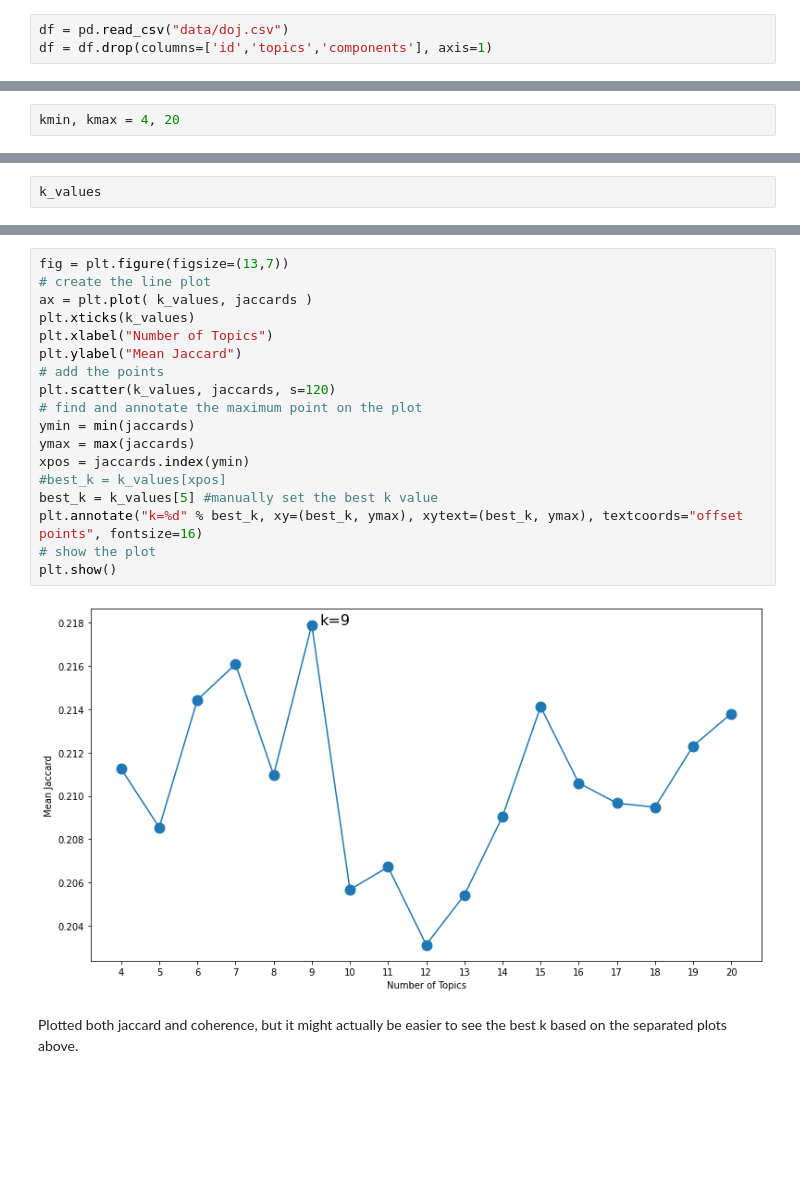
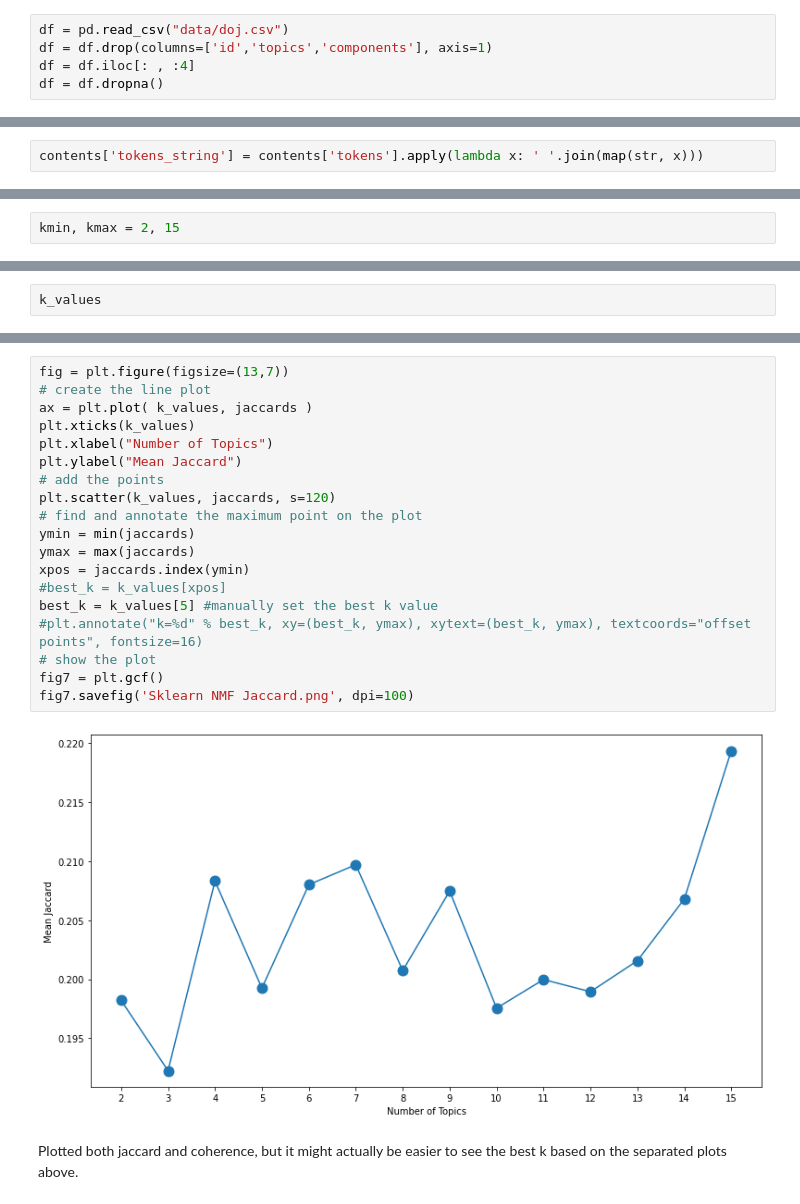
Before and after one commit to rachaellam/NLP-doj, a Jupyter notebook: content-analysis.ipynb, the cells around one changed output, grey strips where cells are left out. Saved outputs shown, nothing was run; the diff lists cells and outputs as text; blank space fills up the shorter version.

Commit message:
content and exploration

```diff
--- a/content-analysis.ipynb
+++ b/content-analysis.ipynb
@@ -100,6 +101,8 @@ FileNotFoundError: [Errno 2] No such file or directory: 'data/contents.csv'
 # %%
 df = pd.read_csv("data/doj.csv")
 df = df.drop(columns=['id','topics','components'], axis=1)
+df = df.iloc[: , :4]
+df = df.dropna()
 # %% [markdown]
 ## Data Cleaning
 # %%
@@ -287,0 +308,2 @@ titles.to_csv('data/titles.csv', index=False)
+# %%
+contents['tokens_string'] = contents['tokens'].apply(lambda x: ' '.join(map(str, x)))
@@ -772,5 +889,5 @@ Loaded 17824 X 831 document-term matrix
 # %%
-kmin, kmax = 4, 20
+kmin, kmax = 2, 15
 # %%
 topic_models = []
 # try each value of k
@@ -919,23 +1014,24 @@ plt.show()
 # %%
 fig = plt.figure(figsize=(13,7))
 # create the line plot
 ax = plt.plot( k_values, jaccards )
 plt.xticks(k_values)
 plt.xlabel("Number of Topics")
 plt.ylabel("Mean Jaccard")
 # add the points
 plt.scatter(k_values, jaccards, s=120)
 # find and annotate the maximum point on the plot
 ymin = min(jaccards)
 ymax = max(jaccards)
 xpos = jaccards.index(ymin)
 #best_k = k_values[xpos]
 best_k = k_values[5] #manually set the best k value
-plt.annotate("k=%d" % best_k, xy=(best_k, ymax), xytext=(best_k, ymax), textcoords="offset points", fontsize=16)
+#plt.annotate("k=%d" % best_k, xy=(best_k, ymax), xytext=(best_k, ymax), textcoords="offset points", fontsize=16)
 # show the plot
-plt.show()
+fig7 = plt.gcf()
+fig7.savefig('Sklearn NMF Jaccard.png', dpi=100)
 # %% [output]
-[figure, old version]
+[figure, new version]
 # %% [markdown]
 Plotted both jaccard and coherence, but it might actually be easier to see the best k based on the separated plots above.
 # %%
```
Also changed, not shown: parts of 140 cells of this notebook, 1 other file.
